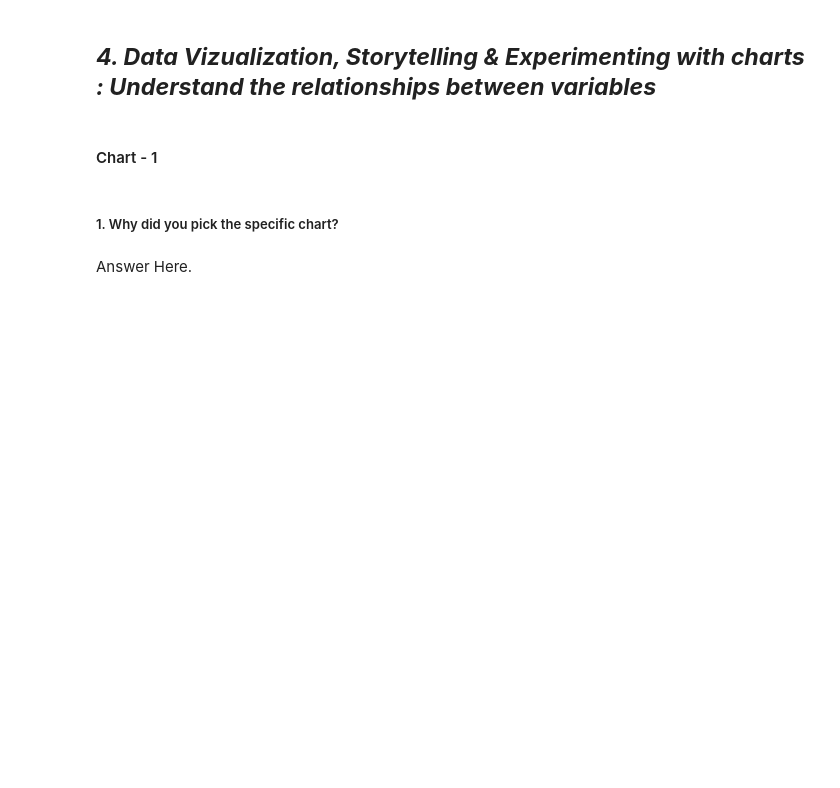
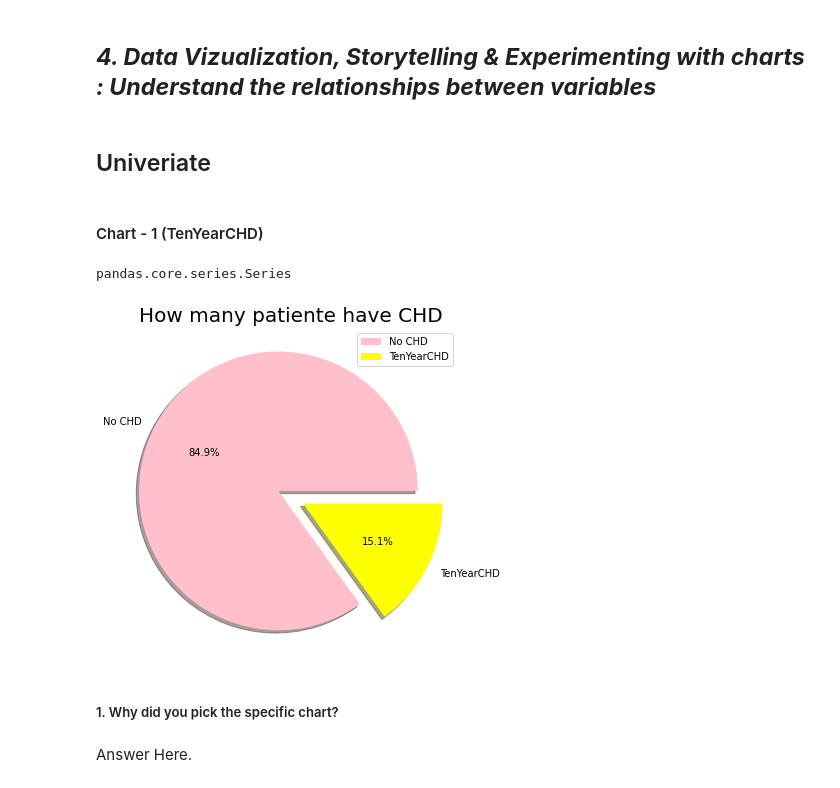
Before and after one commit to Ajay07pandey/Cardiovascular-Risk-Prediction, a Jupyter notebook: Ajay_Cardiovascular_Risk_Prediction.ipynb, the cells around one changed output. Drawn from its saved outputs; the diff is of its cells as text; code cells hidden in the pictures; blank space fills up the shorter version.

```diff
--- a/Ajay_Cardiovascular_Risk_Prediction.ipynb
+++ b/Ajay_Cardiovascular_Risk_Prediction.ipynb
@@ -417,2 +391,0 @@ sns.boxplot(df['totChol'])
-# %%
-df['totChol'] = df['totChol'].fillna(df['totChol'].mode()[0])
@@ -438,2 +391,0 @@ sns.boxplot(df['BMI'])
-# %%
-df['BMI'] = df['BMI'].fillna(df['BMI'].mode()[0])
@@ -459,2 +391,0 @@ sns.boxplot(df['heartRate'])
-# %%
-df['heartRate'] = df['heartRate'].fillna(df['heartRate'].mode()[0])
@@ -484,2 +391,0 @@ imputed = imputer.fit_transform(df['glucose'])
-# %%
-df['glucose'] = df['glucose'].fillna(df['glucose'].median()[0])
@@ -493,4 +405,6 @@ Answer Here.
 # %% [markdown]
 ## ***4. Data Vizualization, Storytelling & Experimenting with charts : Understand the relationships between variables***
+# %% [markdown]
+## Univeriate
 # %% [markdown]
-#### Chart - 1
+#### Chart - 1 (TenYearCHD)
@@ -499,3 +411,24 @@ Answer Here.
+# %%
+type(df['TenYearCHD'])
+# %% [output]
+pandas.core.series.Series
+# %%
+#Plot for dependent variable
+labels = 'No CHD' , 'TenYearCHD'
+sizes = df.TenYearCHD.value_counts()
+colors = ['pink', 'yellow']
+explode = (0.2, 0.0)
+plt.pie(sizes, explode=explode, labels=labels, colors=colors,
+        autopct='%1.1f%%', shadow=True)
+plt.axis('equal')
+plt.title("How many patiente have CHD",fontsize=20)
+plt.legend( labels, loc="best")
+plt.plot()
+fig=plt.gcf()
+fig.set_size_inches(6,6)
+plt.show()
+# %% [output]
+[figure, added]
 # %% [markdown]
 ##### 1. Why did you pick the specific chart?
 # %% [markdown]
```
Also changed, not shown: parts of 68 cells of this notebook.
